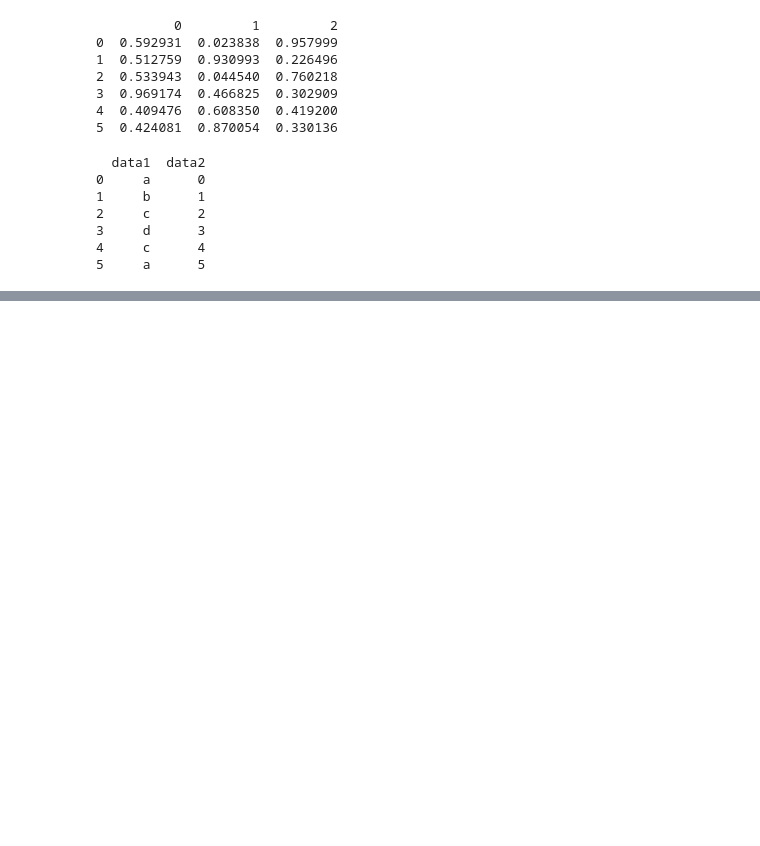
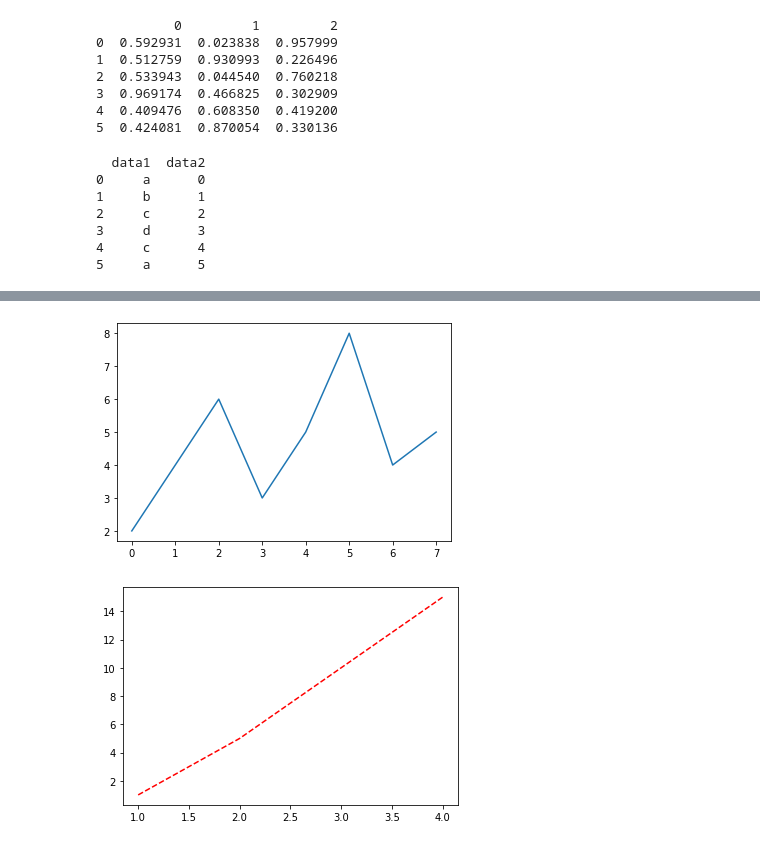
Before and after one commit to sasakurai/hajimetenoAI, a Jupyter notebook: Aiacademy_sample.ipynb, the cells around one changed output, grey strips where cells are left out. Cells and saved outputs as stored; diff of their text form; code cells hidden in the pictures; blank space fills up the shorter version.

```diff
--- a/Aiacademy_sample.ipynb
+++ b/Aiacademy_sample.ipynb
@@ -560,0 +577,12 @@ print(df1)
+# %%
+import matplotlib.pyplot as plt
+data = [2, 4, 6, 3, 5, 8, 4, 5]
+plt.plot(data)
+plt.show()
+
+# r--は赤の点線 b--は青の点線 g-- は緑の点線
+plt.plot([1,2,3,4],[1,5,10,15],"r--") # 引数にオプションを渡さずに 色 に -- をつけると色 + 点線で表現できます
+plt.show()
+# %% [output]
+[figure, added]
+[figure, added]
```
Also changed, not shown: parts of 7 cells of this notebook.
